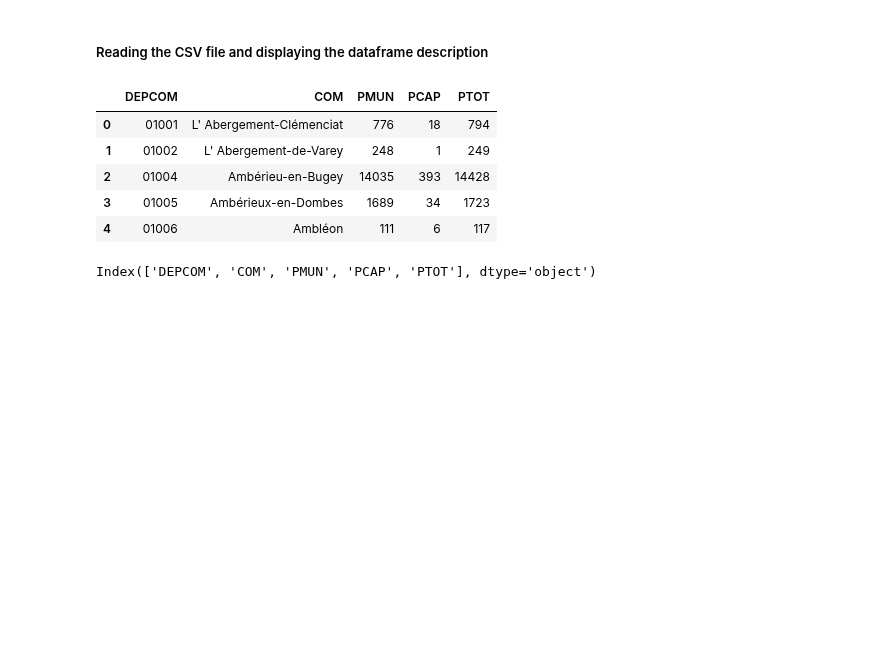
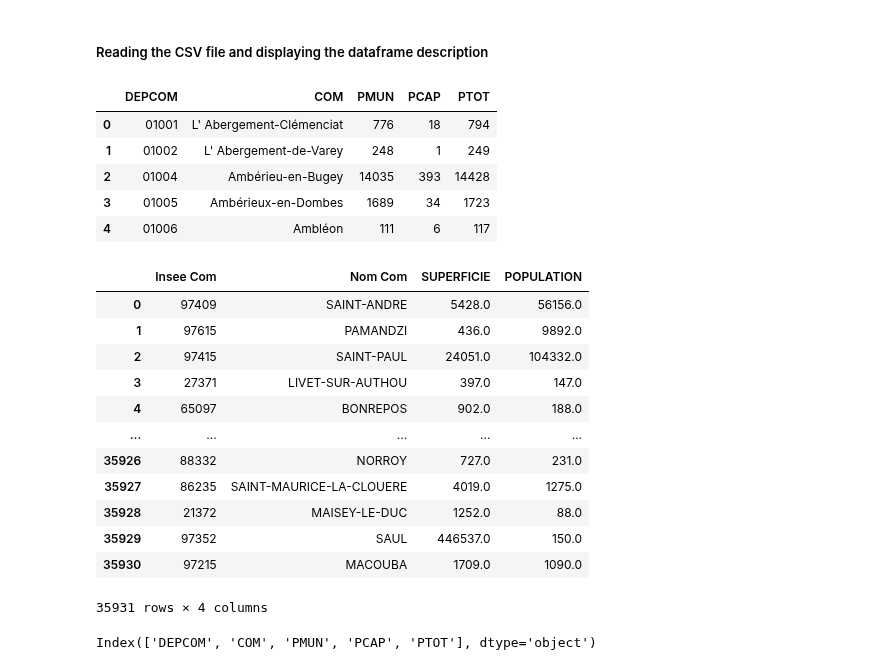
Before and after one commit to Toff-CxDaurade/French-Population, a Jupyter notebook: data_population.ipynb, the cells around one changed output. Drawn from its saved outputs; the diff is of its cells as text; code cells hidden in the pictures; blank space fills up the shorter version.

```diff
--- a/data_population.ipynb
+++ b/data_population.ipynb
@@ -57,6 +57,24 @@ df_communes.head()
 | 2 | 01004 | Ambérieu-en-Bugey | 14035 | 393 | 14428 |
 | 3 | 01005 | Ambérieux-en-Dombes | 1689 | 34 | 1723 |
 | 4 | 01006 | Ambléon | 111 | 6 | 117 |
+# %%
+df_densite = pd.read_csv("geoflar-communes-2016.csv", ";", encoding = "ISO-8859-1")
+df_densite = df_densite[["Insee Com", "Nom Com", "SUPERFICIE", "POPULATION"]]
+df_densite.sort_values(by = "POPULATION")
+# %% [output]
+|  | Insee Com | Nom Com | SUPERFICIE | POPULATION |
+| 0 | 97409 | SAINT-ANDRE | 5428.0 | 56156.0 |
+| 1 | 97615 | PAMANDZI | 436.0 | 9892.0 |
+| 2 | 97415 | SAINT-PAUL | 24051.0 | 104332.0 |
+| 3 | 27371 | LIVET-SUR-AUTHOU | 397.0 | 147.0 |
+| 4 | 65097 | BONREPOS | 902.0 | 188.0 |
+| ... | ... | ... | ... | ... |
+| 35926 | 88332 | NORROY | 727.0 | 231.0 |
+| 35927 | 86235 | SAINT-MAURICE-LA-CLOUERE | 4019.0 | 1275.0 |
+| 35928 | 21372 | MAISEY-LE-DUC | 1252.0 | 88.0 |
+| 35929 | 97352 | SAUL | 446537.0 | 150.0 |
+| 35930 | 97215 | MACOUBA | 1709.0 | 1090.0 |
+35931 rows × 4 columns
 # %%
 df_communes.columns
 # %% [output]
```
Also changed, not shown: parts of 5 cells of this notebook.
